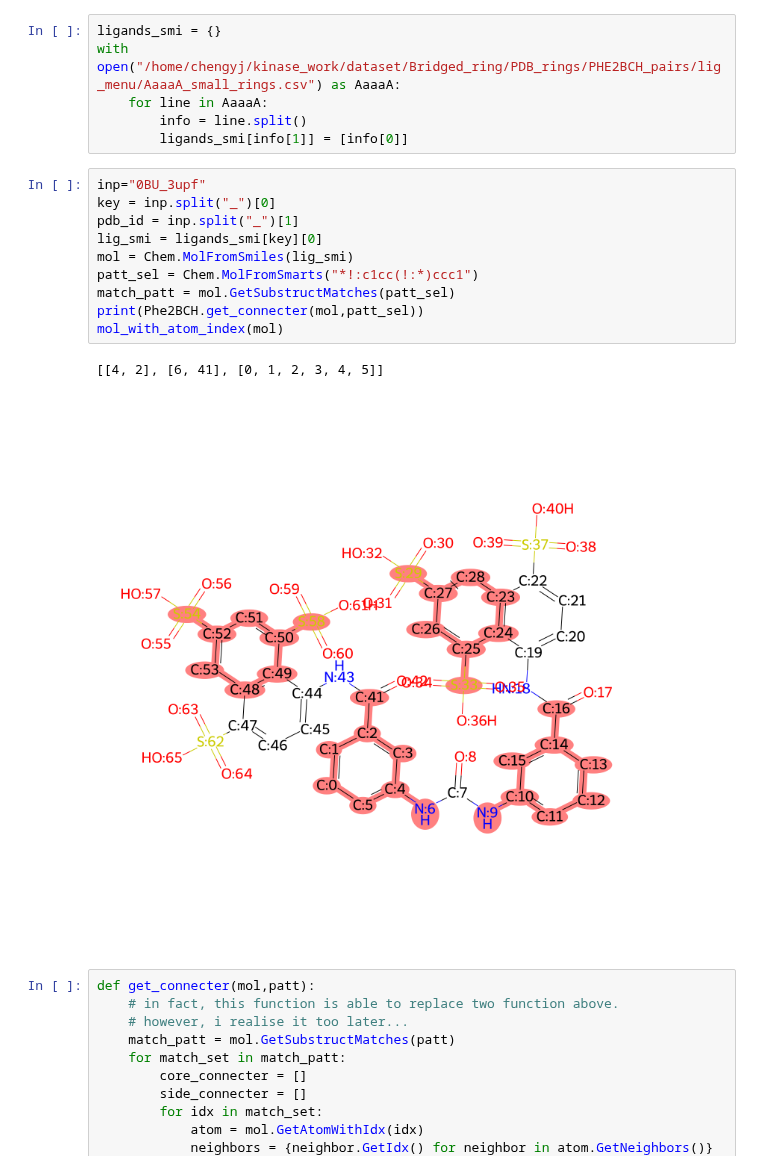
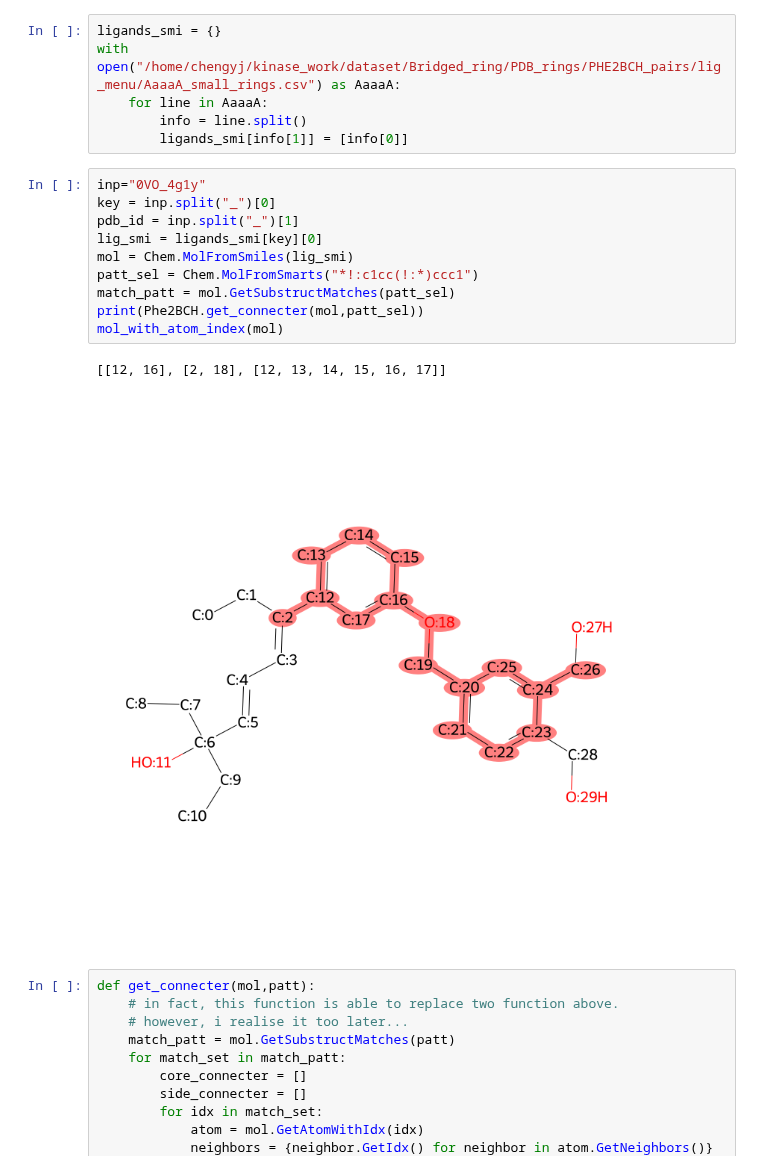
Before and after one commit to jgxs/bridge_ring_dataset, a Jupyter notebook: Bridged_ring/PDB_rings/PHE2BCH_pairs/scripts/phe2bch.ipynb, the cells around one changed output. Saved outputs shown, nothing was run; the diff lists cells and outputs as text.

```diff
--- a/Bridged_ring/PDB_rings/PHE2BCH_pairs/scripts/phe2bch.ipynb
+++ b/Bridged_ring/PDB_rings/PHE2BCH_pairs/scripts/phe2bch.ipynb
@@ -33,18 +33,18 @@ with open("/home/chengyj/kinase_work/dataset/Bridged_ring/PDB_rings/PHE2BCH_pair
         info = line.split()
         ligands_smi[info[1]] = [info[0]]
 # %%
-inp="0BU_3upf"
+inp="0VO_4g1y"
 key = inp.split("_")[0]
 pdb_id = inp.split("_")[1]
 lig_smi = ligands_smi[key][0]
 mol = Chem.MolFromSmiles(lig_smi)
 patt_sel = Chem.MolFromSmarts("*!:c1cc(!:*)ccc1")
 match_patt = mol.GetSubstructMatches(patt_sel)
 print(Phe2BCH.get_connecter(mol,patt_sel))
 mol_with_atom_index(mol)
 # %% [output]
-[[4, 2], [6, 41], [0, 1, 2, 3, 4, 5]]
+[[12, 16], [2, 18], [12, 13, 14, 15, 16, 17]]
-[figure, old version]
+[figure, new version]
 # %%
 def get_connecter(mol,patt):
     # in fact, this function is able to replace two function above.
```
Also changed, not shown: parts of 4 cells of this notebook, 7 other files.
